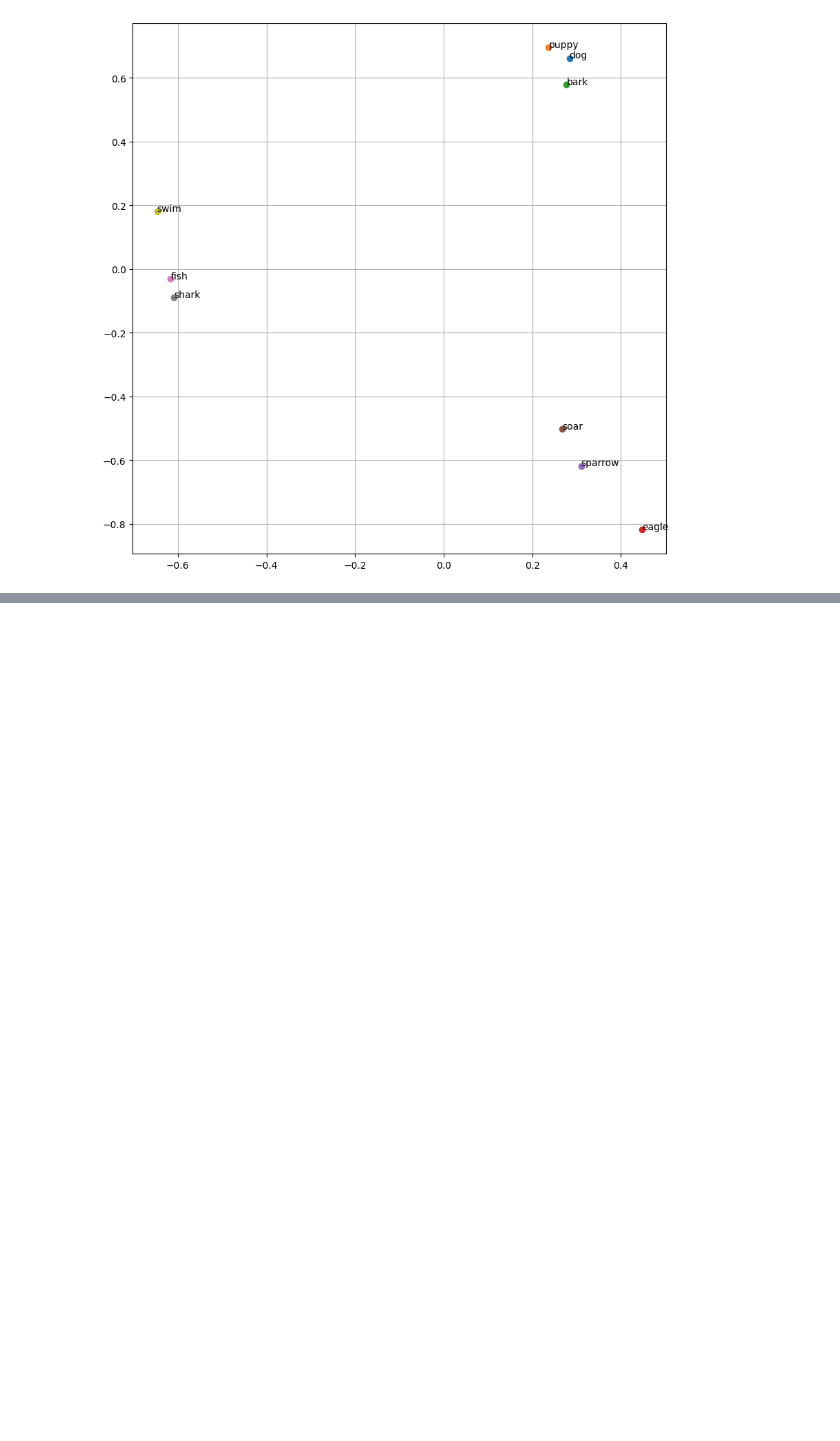
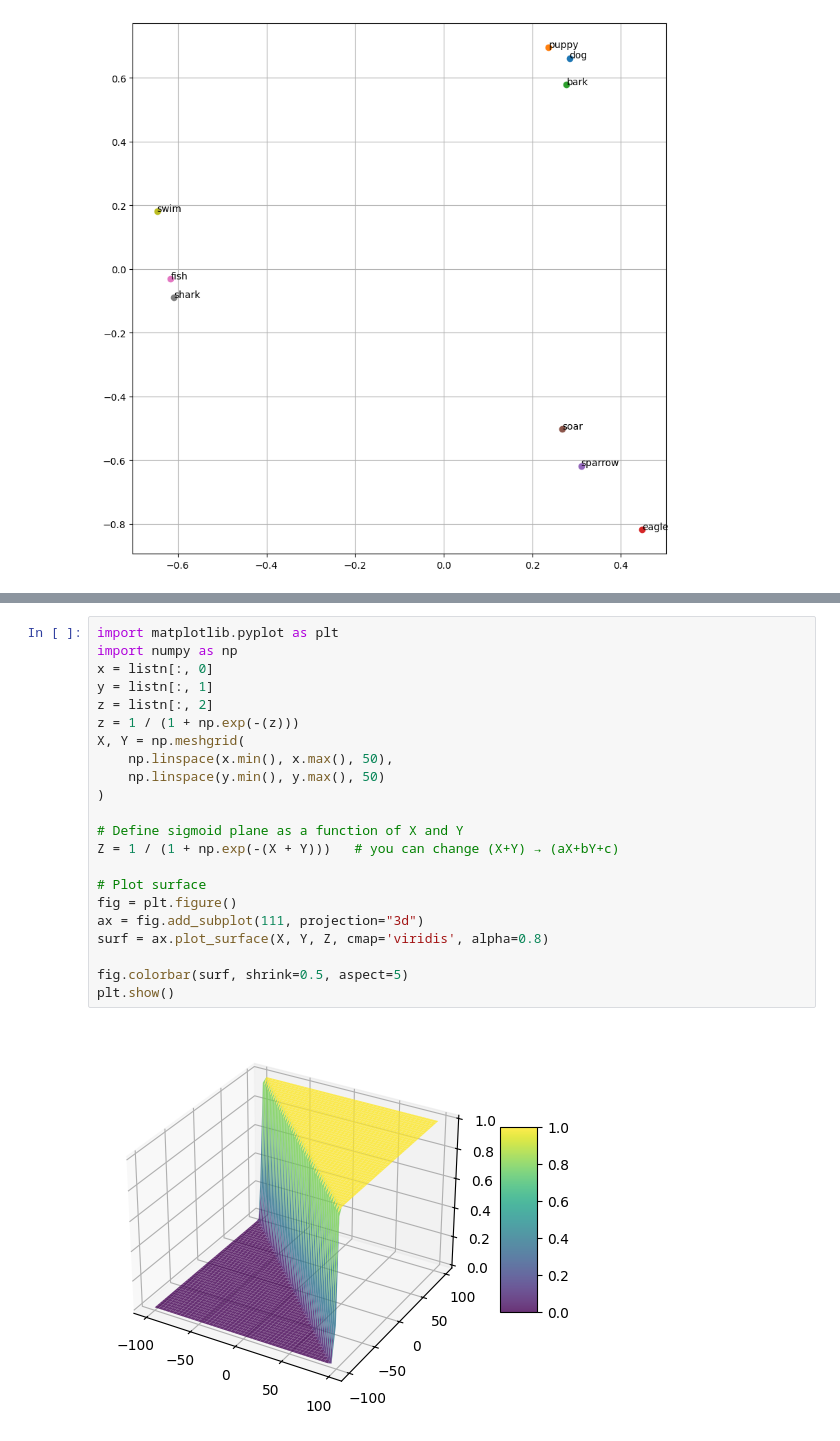
Before and after one commit to Pragateeshwaran/Lectures, a Jupyter notebook: BackProp/main.ipynb, the cells around one changed output, grey strips where cells are left out. Saved outputs shown, nothing was run; the diff lists cells and outputs as text; blank space fills up the shorter version.

```diff
--- a/BackProp/main.ipynb
+++ b/BackProp/main.ipynb
@@ -197,0 +214,24 @@ plt.show()
+# %%
+import matplotlib.pyplot as plt
+import numpy as np
+x = listn[:, 0]
+y = listn[:, 1]
+z = listn[:, 2]
+z = 1 / (1 + np.exp(-(z)))
+X, Y = np.meshgrid(
+    np.linspace(x.min(), x.max(), 50),
+    np.linspace(y.min(), y.max(), 50)
+)
+
+# Define sigmoid plane as a function of X and Y
+Z = 1 / (1 + np.exp(-(X + Y)))   # you can change (X+Y) → (aX+bY+c)
+
+# Plot surface
+fig = plt.figure()
+ax = fig.add_subplot(111, projection="3d")
+surf = ax.plot_surface(X, Y, Z, cmap='viridis', alpha=0.8)
+
+fig.colorbar(surf, shrink=0.5, aspect=5)
+plt.show()
+# %% [output]
+[figure, added]
```
Also changed, not shown: parts of 5 cells of this notebook, 3 other files.
